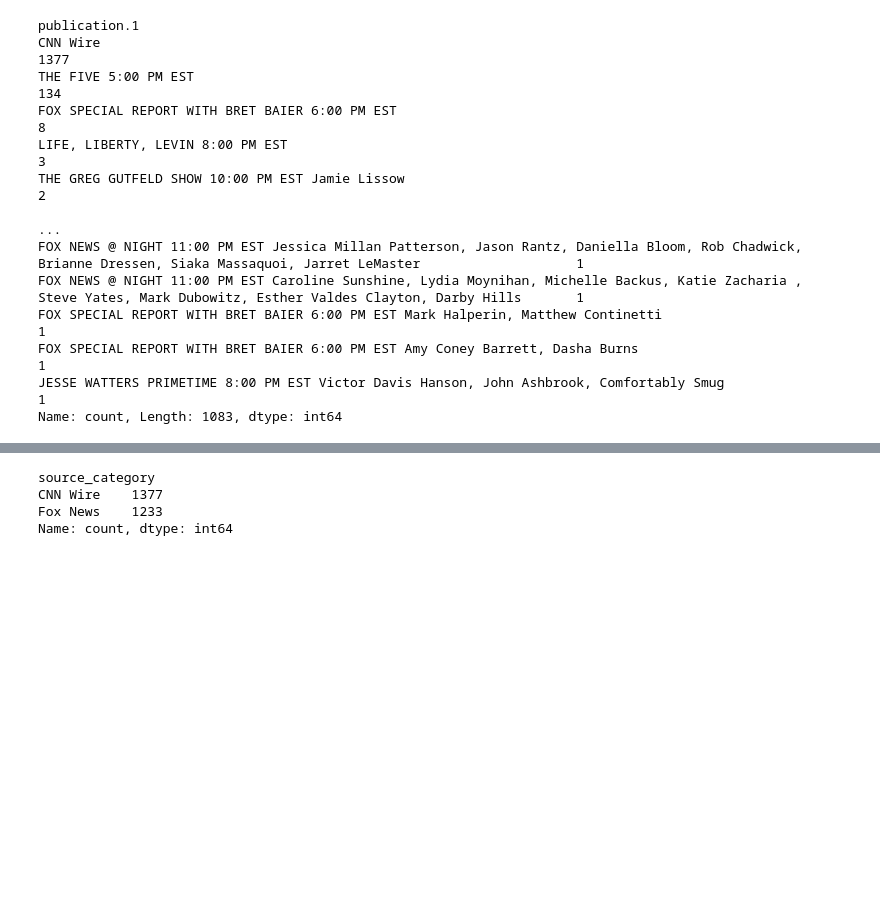
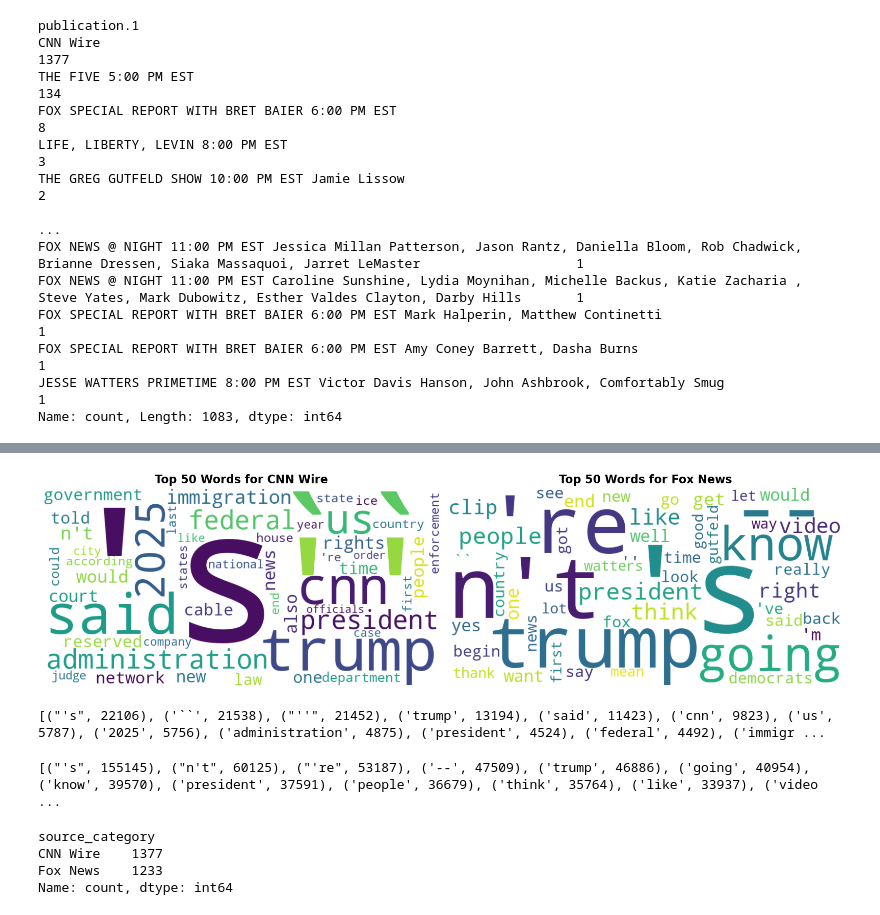
Before and after one commit to t-cms/personal_code_projects, a Jupyter notebook: cj_final_project/cj_final_pj.ipynb, the cells around one changed output, grey strips where cells are left out. Saved outputs shown, nothing was run; the diff lists cells and outputs as text; code cells hidden in the pictures; blank space fills up the shorter version.

```diff
--- a/cj_final_project/cj_final_pj.ipynb
+++ b/cj_final_project/cj_final_pj.ipynb
@@ -334,3 +368,61 @@ articles_df['source_category'] = articles_df['publication'].apply(classify_sourc
+# %%
+from wordcloud import WordCloud
+from collections import Counter
+
+import matplotlib.pyplot as plt
+
+# Filter sentences by source category
+cnn_sentences = articles_df[articles_df['source_category'] == 'CNN Wire']['sentence']
+fox_sentences = articles_df[articles_df['source_category'] == 'Fox News']['sentence']
+
+# Combine all sentences into a single string for each source
+cnn_text = " ".join(cnn_sentences)
+fox_text = " ".join(fox_sentences)
+
+# Preprocess text to remove stopwords and punctuation
+def preprocess_text(text):
+    tokens = word_tokenize(text.lower())
+    tokens = [word for word in tokens if word not in stop_words and word not in string.punctuation]
+    return tokens
+
+cnn_tokens = preprocess_text(cnn_text)
+fox_tokens = preprocess_text(fox_text)
+
+# Get the top 50 words for each source
+cnn_top_words = Counter(cnn_tokens).most_common(50)
+fox_top_words = Counter(fox_tokens).most_common(50)
+
+# Generate word clouds
+cnn_wordcloud = WordCloud(width=800, height=400, background_color='white').generate_from_frequencies(dict(cnn_top_words))
+fox_wordcloud = WordCloud(width=800, height=400, background_color='white').generate_from_frequencies(dict(fox_top_words))
+
+# Plot the word clouds
+plt.figure(figsize=(16, 8))
+
+plt.subplot(1, 2, 1)
+plt.imshow(cnn_wordcloud, interpolation='bilinear')
+plt.title('Top 50 Words for CNN Wire', fontsize=16, weight='bold')
+plt.axis('off')
+
+plt.subplot(1, 2, 2)
+plt.imshow(fox_wordcloud, interpolation='bilinear')
+plt.title('Top 50 Words for Fox News', fontsize=16, weight='bold')
+plt.axis('off')
+
+plt.savefig('wordclouds_cnn_fox.png', dpi=300)
+
+plt.tight_layout()
+plt.show()
+# %% [output]
+[figure, added]
+# %%
+print(cnn_top_words)
+# %% [output]
+[("'s", 22106), ('``', 21538), ("''", 21452), ('trump', 13194), ('said', 11423), ('cnn', 9823), ('us', 5787), ('2025', 5756), ('administration', 4875), ('president', 4524), ('federal', 4492), ('immigr ...
+# %%
+print(fox_top_words)
+# %% [output]
+[("'s", 155145), ("n't", 60125), ("'re", 53187), ('--', 47509), ('trump', 46886), ('going', 40954), ('know', 39570), ('president', 37591), ('people', 36679), ('think', 35764), ('like', 33937), ('video ...
 # %%
 final_data['source_category'].value_counts()
 # %% [output]
```
Also changed, not shown: parts of 3 cells of this notebook, 1 other file.
